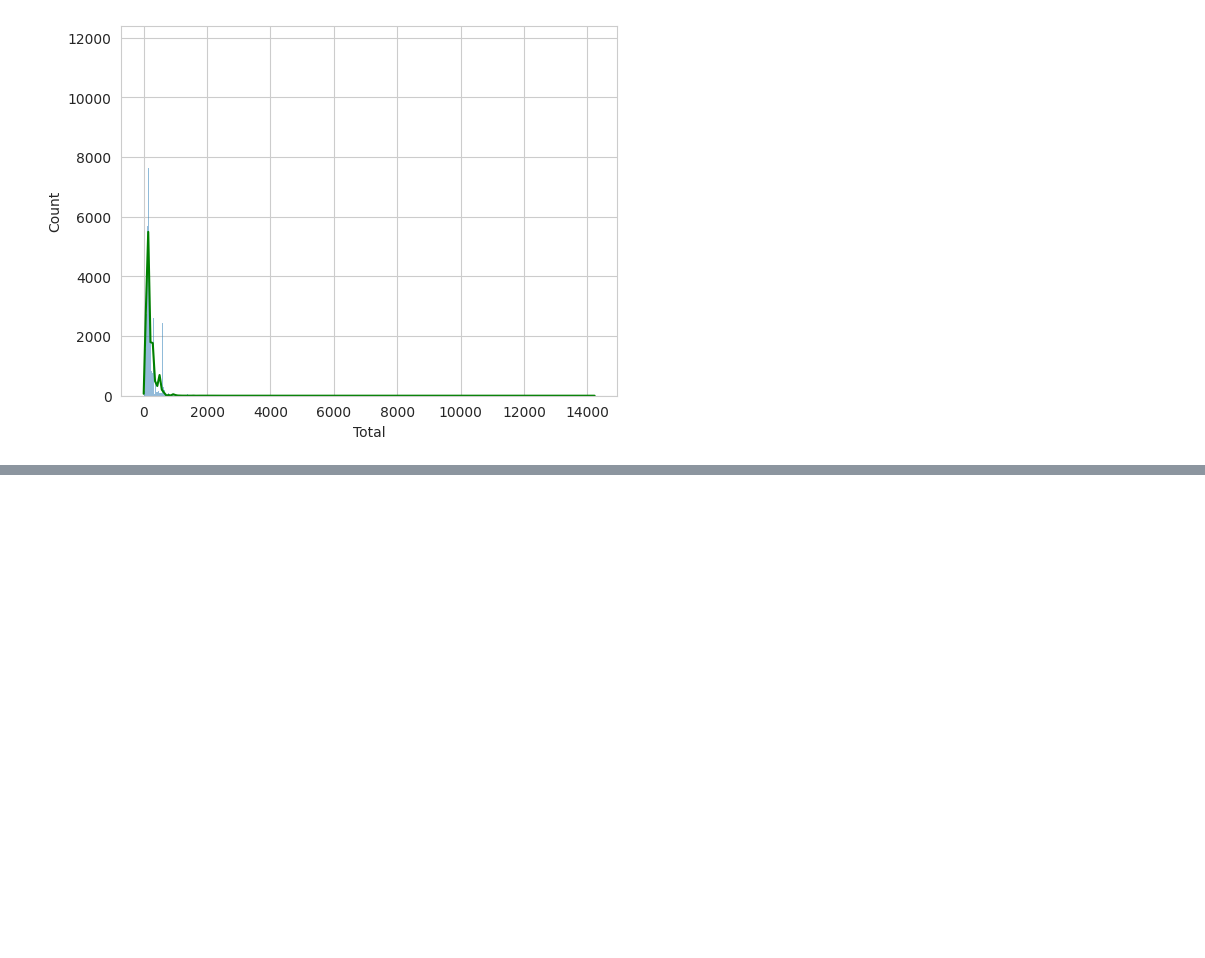
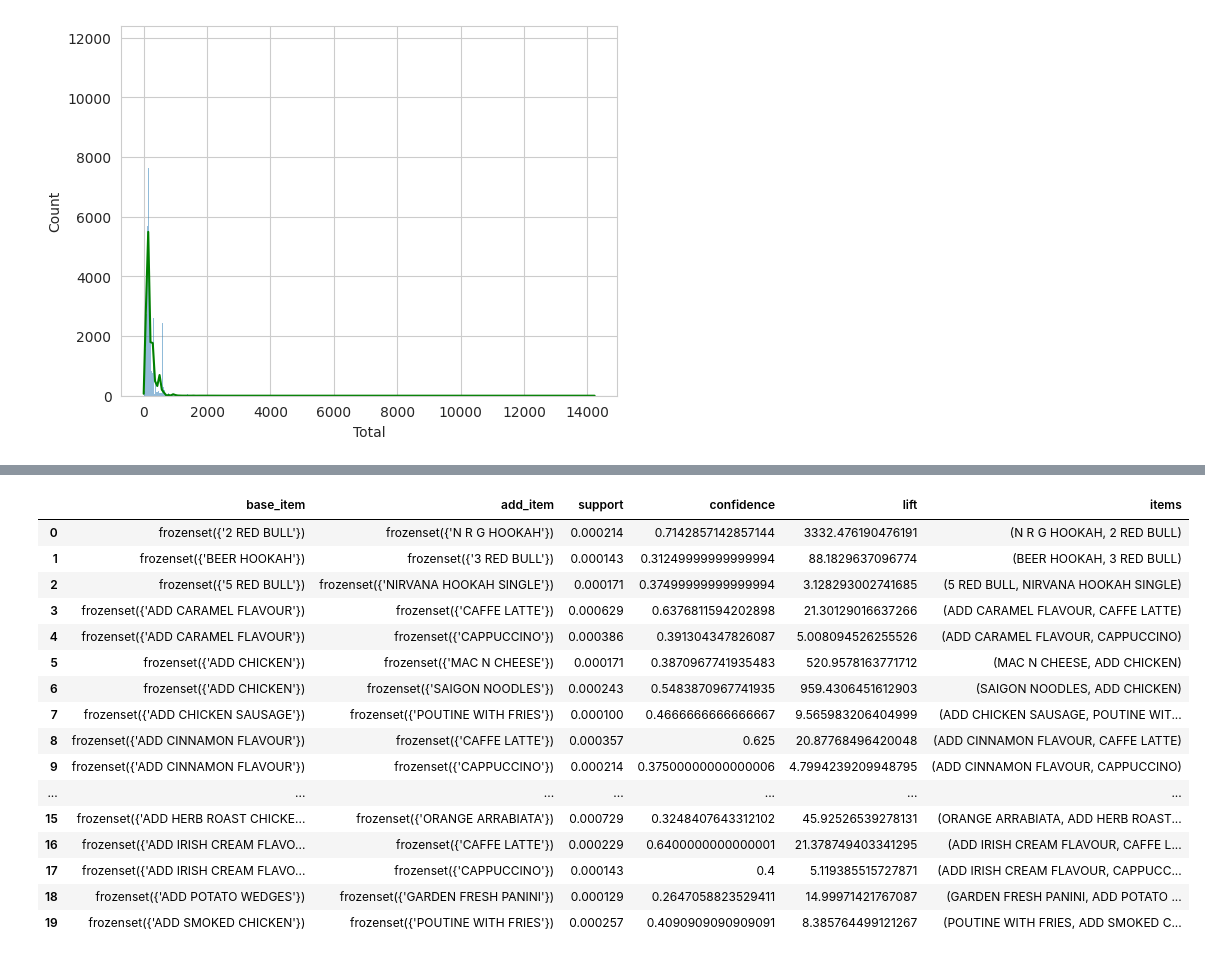
Before and after one commit to sarang-manohar/hogwarts, a Jupyter notebook: academia/marketResearchAnalysis/code/code.ipynb, the cells around one changed output, grey strips where cells are left out. Drawn from its saved outputs; the diff is of its cells as text; code cells hidden in the pictures; blank space fills up the shorter version.

```diff
--- a/academia/marketResearchAnalysis/code/code.ipynb
+++ b/academia/marketResearchAnalysis/code/code.ipynb
@@ -333,0 +450,15 @@ raw_data.to_csv('../data/eda_output.csv')
+# %%
+from apyori import apriori
+
+# Apply the Apriori algorithm to the transactions
+results = list(apriori(mra_data['items'].tolist(), min_support=0.0001, min_confidence=0.25))
+
+# Print the resulting association rules
+for item in results:
+    pair = item[0]
+    items = [x for x in pair]
+    print("Rule: " + items[0] + " -> " + items[1])
+    print("Support: " + str(item[1]))
+    print("Confidence: " + str(item[2][0][2]))
+    print("Lift: " + str(item[2][0][3]))
+    print("=====================================")
@@ -333,0 +483,16 @@ raw_data.to_csv('../data/eda_output.csv')
+# %%
+association_rule = pd.DataFrame(results)
+# %%
+base_item = []
+add_item = []
+confidence_list = []
+lift_list = []
+for i, tmp in enumerate(association_rule.ordered_statistics):
+    base_item.append(str(association_rule.ordered_statistics[i][0][0]))
+    add_item.append(str(association_rule.ordered_statistics[i][0][1]))
+    confidence_list.append(str(association_rule.ordered_statistics[i][0][2]))
+    lift_list.append(str(association_rule.ordered_statistics[i][0][3]))
+association_rule['base_item'] = base_item
+association_rule['add_item'] = add_item
+association_rule['confidence'] = confidence_list
+association_rule['lift'] = lift_list
@@ -333,0 +501,22 @@ raw_data.to_csv('../data/eda_output.csv')
+# %%
+association_rule = association_rule[['base_item','add_item','support','confidence','lift','items']]
+# %%
+association_rule.head(20)
+# %% [output]
+|  | base_item | add_item | support | confidence | lift | items |
+| 0 | frozenset({'2 RED BULL'}) | frozenset({'N R G HOOKAH'}) | 0.000214 | 0.7142857142857144 | 3332.476190476191 | (N R G HOOKAH, 2 RED BULL) |
+| 1 | frozenset({'BEER HOOKAH'}) | frozenset({'3 RED BULL'}) | 0.000143 | 0.31249999999999994 | 88.1829637096774 | (BEER HOOKAH, 3 RED BULL) |
+| 2 | frozenset({'5 RED BULL'}) | frozenset({'NIRVANA HOOKAH SINGLE'}) | 0.000171 | 0.37499999999999994 | 3.128293002741685 | (5 RED BULL, NIRVANA HOOKAH SINGLE) |
+| 3 | frozenset({'ADD CARAMEL FLAVOUR'}) | frozenset({'CAFFE LATTE'}) | 0.000629 | 0.6376811594202898 | 21.30129016637266 | (ADD CARAMEL FLAVOUR, CAFFE LATTE) |
+| 4 | frozenset({'ADD CARAMEL FLAVOUR'}) | frozenset({'CAPPUCCINO'}) | 0.000386 | 0.391304347826087 | 5.008094526255526 | (ADD CARAMEL FLAVOUR, CAPPUCCINO) |
+| 5 | frozenset({'ADD CHICKEN'}) | frozenset({'MAC N CHEESE'}) | 0.000171 | 0.3870967741935483 | 520.9578163771712 | (MAC N CHEESE, ADD CHICKEN) |
+| 6 | frozenset({'ADD CHICKEN'}) | frozenset({'SAIGON NOODLES'}) | 0.000243 | 0.5483870967741935 | 959.4306451612903 | (SAIGON NOODLES, ADD CHICKEN) |
+| 7 | frozenset({'ADD CHICKEN SAUSAGE'}) | frozenset({'POUTINE WITH FRIES'}) | 0.000100 | 0.4666666666666667 | 9.565983206404999 | (ADD CHICKEN SAUSAGE, POUTINE WIT... |
+| 8 | frozenset({'ADD CINNAMON FLAVOUR'}) | frozenset({'CAFFE LATTE'}) | 0.000357 | 0.625 | 20.87768496420048 | (ADD CINNAMON FLAVOUR, CAFFE LATTE) |
+| 9 | frozenset({'ADD CINNAMON FLAVOUR'}) | frozenset({'CAPPUCCINO'}) | 0.000214 | 0.37500000000000006 | 4.7994239209948795 | (ADD CINNAMON FLAVOUR, CAPPUCCINO) |
+| ... | ... | ... | ... | ... | ... | ... |
+| 15 | frozenset({'ADD HERB ROAST CHICKE... | frozenset({'ORANGE ARRABIATA'}) | 0.000729 | 0.3248407643312102 | 45.92526539278131 | (ORANGE ARRABIATA, ADD HERB ROAST... |
+| 16 | frozenset({'ADD IRISH CREAM FLAVO... | frozenset({'CAFFE LATTE'}) | 0.000229 | 0.6400000000000001 | 21.378749403341295 | (ADD IRISH CREAM FLAVOUR, CAFFE L... |
+| 17 | frozenset({'ADD IRISH CREAM FLAVO... | frozenset({'CAPPUCCINO'}) | 0.000143 | 0.4 | 5.119385515727871 | (ADD IRISH CREAM FLAVOUR, CAPPUCC... |
+| 18 | frozenset({'ADD POTATO WEDGES'}) | frozenset({'GARDEN FRESH PANINI'}) | 0.000129 | 0.2647058823529411 | 14.99971421767087 | (GARDEN FRESH PANINI, ADD POTATO ... |
+| 19 | frozenset({'ADD SMOKED CHICKEN'}) | frozenset({'POUTINE WITH FRIES'}) | 0.000257 | 0.4090909090909091 | 8.385764499121267 | (POUTINE WITH FRIES, ADD SMOKED C... |
```
Also changed, not shown: parts of 17 cells of this notebook, 3 other files.
